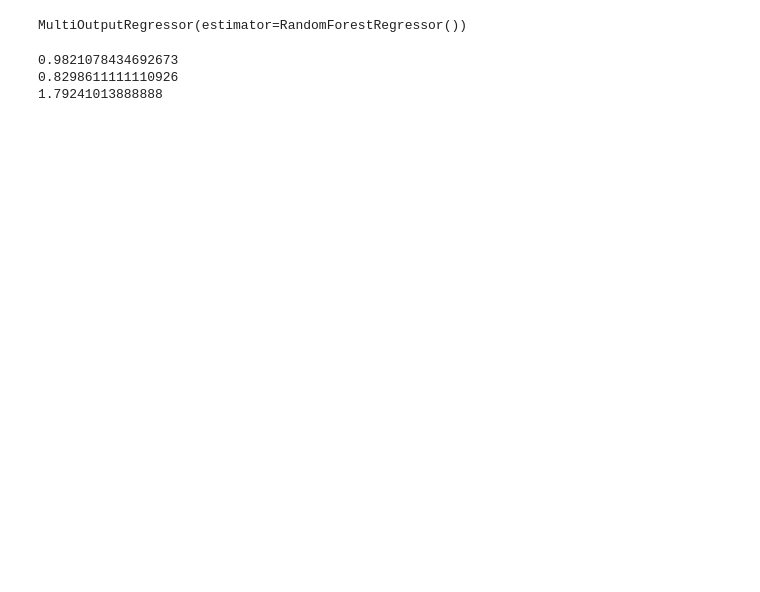
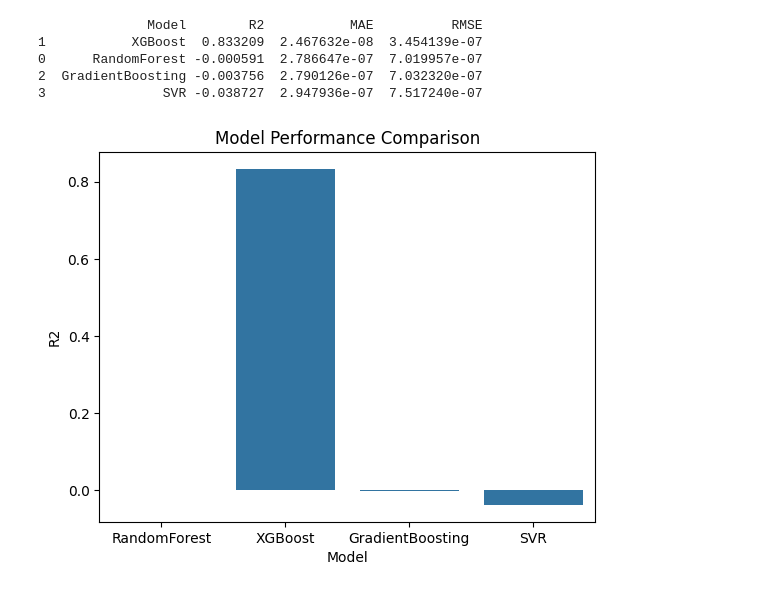
Before and after one commit to ShubhGupta75/HACKATHON-Project-IIT-H-, a Jupyter notebook: preprocessing.ipynb, the cells around one changed output. Cells and saved outputs as stored; diff of their text form; code cells hidden in the pictures; blank space fills up the shorter version.

Commit message:
model done

```diff
--- a/preprocessing.ipynb
+++ b/preprocessing.ipynb
@@ -77,21 +61,3 @@ from sklearn.preprocessing import RobustScaler
 scaler = RobustScaler()
 X_train_scaled = scaler.fit_transform(X_train)
 X_test_scaled = scaler.transform(X_test)
-# %%
-from sklearn.multioutput import MultiOutputRegressor
-from sklearn.ensemble import RandomForestRegressor
-from sklearn.linear_model import LinearRegression
-model = MultiOutputRegressor(RandomForestRegressor())
-model.fit(X_train_scaled,y_train)
-# %% [output]
-MultiOutputRegressor(estimator=RandomForestRegressor())
-# %%
-y_pred = model.predict(X_test_scaled)
-from sklearn.metrics import r2_score,mean_absolute_error,mean_squared_error
-print(r2_score(y_test,y_pred))
-print(mean_absolute_error(y_test,y_pred))
-print(mean_squared_error(y_test,y_pred))
-# %% [output]
-0.9821078434692673
-0.8298611111110926
-1.79241013888888
@@ -97,0 +76,29 @@ print(mean_squared_error(y_test,y_pred))
+# %%
+param_grids = {
+
+"RandomForest": {
+    "estimator__n_estimators":[200,400,600],
+    "estimator__max_depth":[8,12,16],
+    "estimator__min_samples_split":[2,5,10],
+    "estimator__min_samples_leaf":[1,2,4]
+},
+
+"XGBoost": {
+    "estimator__n_estimators":[300,500,700],
+    "estimator__max_depth":[4,6,8],
+    "estimator__learning_rate":[0.01,0.03,0.05],
+    "estimator__subsample":[0.7,0.8,0.9]
+},
+
+"GradientBoosting": {
+    "estimator__n_estimators":[200,400,600],
+    "estimator__learning_rate":[0.01,0.05,0.1],
+    "estimator__max_depth":[3,5,7]
+},
+
+"SVR": {
+    "estimator__kernel":["rbf"],
+    "estimator__C":[10,50,100],
+    "estimator__epsilon":[0.01,0.1,0.2]
+}
+}
@@ -97,0 +140,20 @@ print(mean_squared_error(y_test,y_pred))
+# %%
+results_df = pd.DataFrame(results)
+
+print(results_df.sort_values("R2", ascending=False))
+# %% [output]
+              Model        R2           MAE          RMSE
+1           XGBoost  0.833209  2.467632e-08  3.454139e-07
+0      RandomForest -0.000591  2.786647e-07  7.019957e-07
+2  GradientBoosting -0.003756  2.790126e-07  7.032320e-07
+3               SVR -0.038727  2.947936e-07  7.517240e-07
+# %%
+import seaborn as sns
+import matplotlib.pyplot as plt
+
+sns.barplot(x="Model", y="R2", data=results_df)
+
+plt.title("Model Performance Comparison")
+plt.show()
+# %% [output]
+[figure, added]
```
Also changed, not shown: parts of 16 cells of this notebook, 1 other file.
